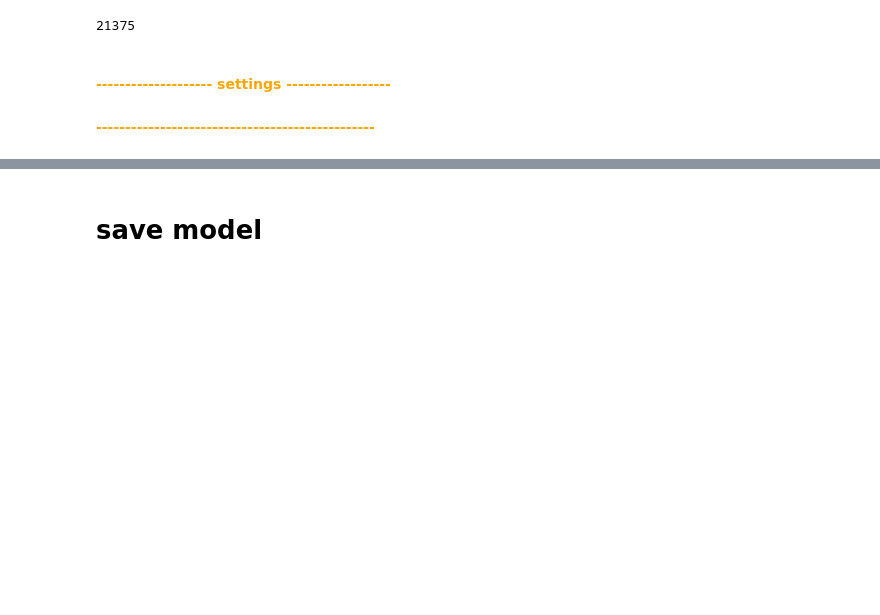
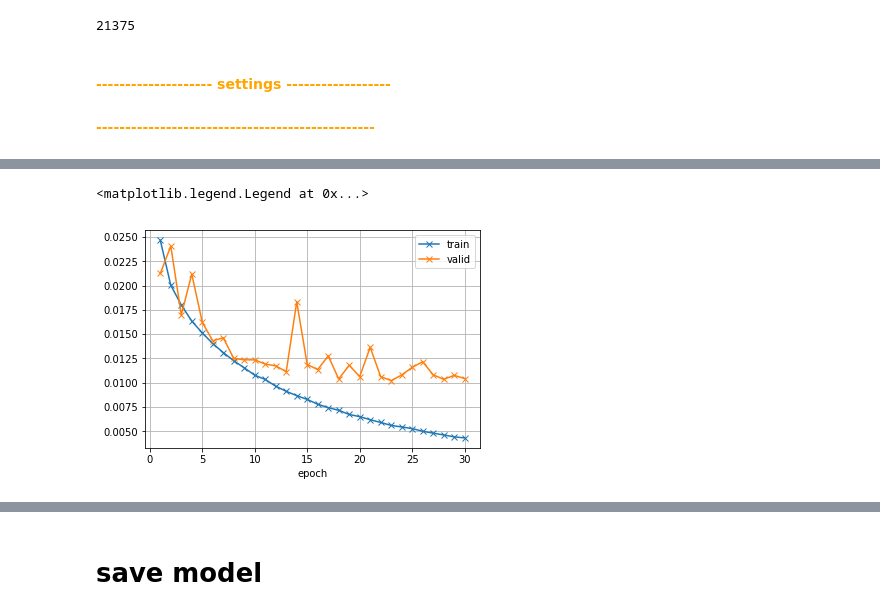
Before and after one commit to fkubota/kaggle-Cornell-Birdcall-Identification, a Jupyter notebook: nb/020_create_model_resnet50.ipynb, the cells around one changed output, grey strips where cells are left out. Cells and saved outputs as stored; diff of their text form; code cells hidden in the pictures; blank space fills up the shorter version.

```diff
--- a/nb/020_create_model_resnet50.ipynb
+++ b/nb/020_create_model_resnet50.ipynb
@@ -664,8 +683,12 @@ model.load_state_dict(early_stopping.best_state_dict)
 # %%
 plt.plot(epochs, losses_train, '-x', label='train')
 plt.plot(epochs, losses_valid, '-x', label='valid')
 plt.xlabel('epoch')
+plt.grid()
 plt.legend()
+# %% [output]
+<matplotlib.legend.Legend at 0x...>
+[figure, added]
 # %%
 del train_loader
 # del valid_loader
```
Also changed, not shown: parts of 3 cells of this notebook.
